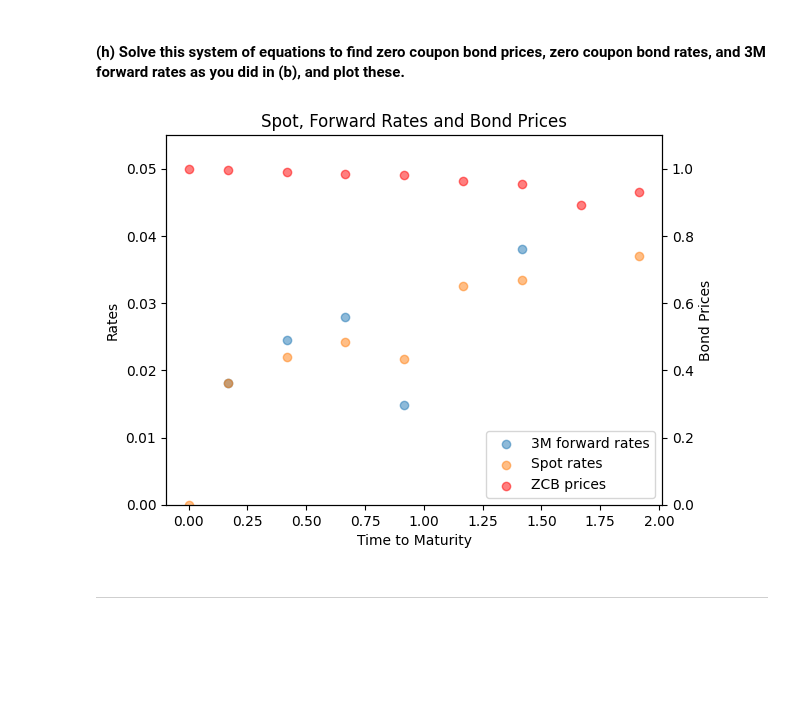
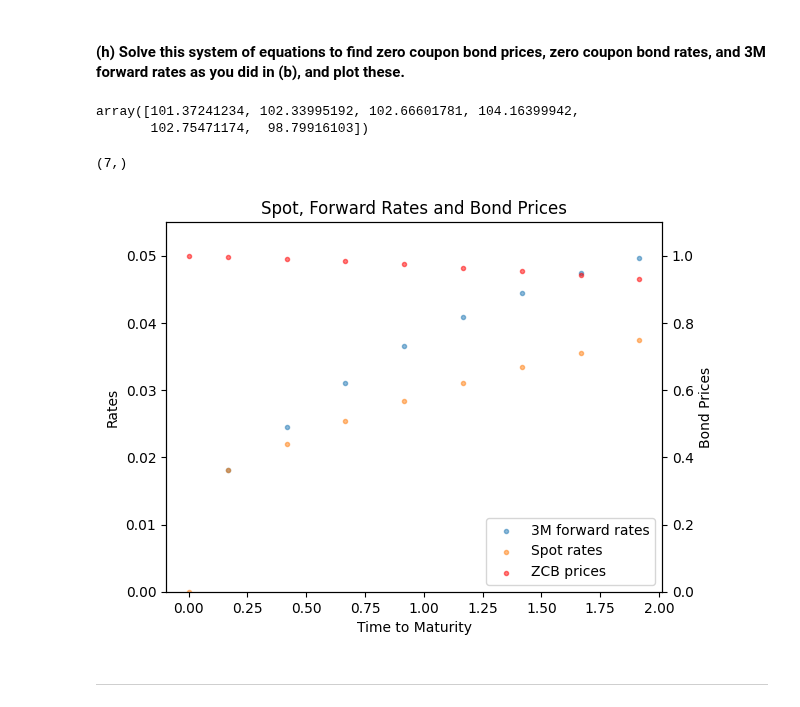
Before and after one commit to johanoelgaard/FixedIncome, a Jupyter notebook: Problem Set 1/ps1.ipynb, the cells around one changed output. Saved outputs shown, nothing was run; the diff lists cells and outputs as text; code cells hidden in the pictures; blank space fills up the shorter version.

```diff
--- a/Problem Set 1/ps1.ipynb
+++ b/Problem Set 1/ps1.ipynb
@@ -294,5 +283,18 @@ pi_swap_new = 0.02515099
 # %% [markdown]
 #### (g) Set up a system of equations including the interest rate swap to compute zero coupon bond prices.
+# %%
+pi_ghi = np.array([101.37241234, 102.33995192, 102.66601781, 104.16399942, 102.75471174, 98.79916103])
+p_0_2M_ghi, p_0_5M_ghi = 0.99699147, 0.99088748
+pi_swap_ghi = -0.1161878302683732
+# %%
+# initiating new time vector
+T_ghi = np.zeros([M])
+# setting the new time vector to be 1/12 less than the original time vector as one month has passed
+T_ghi[1:] = T[1:] - 1/12
+
+# initiating new cash flow matrix
+C_ghi = np.zeros([N,M])
+C_ghi[:,1:] = C[:,1:]
 # %%
 C_swap = np.array([0,-0.25*K*L_3M-K,0.5*R*K,0,0.5*R*K,0,0.5*R*K,0,0.5*R*K+K])
 
@@ -304,23 +306,29 @@ The cash flows for the swap are:
 # %% [markdown]
 #### (h) Solve this system of equations to find zero coupon bond prices, zero coupon bond rates, and 3M forward rates as you did in (b), and plot these.
 # %%
-p_new = np.ones([M])
-p_new[0], p_new[1], p_new[2] = 1, p_0_2M_new, p_0_5M_new
+p_ghi = np.ones([M])
+p_ghi[0], p_ghi[1], p_ghi[2] = 1, p_0_2M_ghi, p_0_5M_ghi
 
 # adding the new bond to the cash flow matrix
-C_new = np.vstack([C_new,C_swap])
+C_ghi = np.vstack([C_ghi,C_swap])
 
 # setting up the left hand side of the equation
-y = np.hstack([pi_new,pi_swap_new]) - p_new[1]*C_new[:,1] - p_new[2]*C_new[:,2]
+y = np.hstack([pi_ghi,pi_swap_ghi]) - p_ghi[1]*C_ghi[:,1] - p_ghi[2]*C_ghi[:,2]
 
 # setting up the right hand side of the equation
-x = C_new[:,3:]
+x = C_ghi[:,3:]
 
 # solving the system of equations
-p_new[3:] = np.linalg.solve(np.matmul(np.transpose(x),x),np.matmul(np.transpose(x),y))
+p_ghi[3:] = np.linalg.solve(x.T @ x,x.T @ y)
+# p_ghi[3:] = np.linalg.solve(np.matmul(np.transpose(x),x),np.matmul(np.transpose(x),y))
 
-r_new, f_3M_new = np.zeros([M]), np.zeros([M])
-f_3M_new[0] = np.nan
+r_ghi, f_3M_ghi = np.zeros([M]), np.zeros([M])
+f_3M_ghi[0] = np.nan
 for i in range(1,M):
-    r_new[i] = -np.log(p_new[i])/T_new[i]
-    f_3M_new[i] = -(np.log(p_new[i])-np.log(p_new[i-1]))/(T_new[i]-T_new[i-1])
+    r_ghi[i] = -np.log(p_ghi[i])/T_ghi[i]
+    f_3M_ghi[i] = -(np.log(p_ghi[i])-np.log(p_ghi[i-1]))/(T_ghi[i]-T_ghi[i-1])
+# %%
+pi_ghi
+# %% [output]
+array([101.37241234, 102.33995192, 102.66601781, 104.16399942,
+       102.75471174,  98.79916103])
@@ -327,28 +337,32 @@ for i in range(1,M):
+# %%
+(p_ghi[1]*C_ghi[:,1] - p_ghi[2]*C_ghi[:,2]).shape
+# %% [output]
+(7,)
 # %%
 # Plot spot and forward rates
 fig, ax1 = plt.subplots()
 
-scatter1 = ax1.scatter(T_new, f_3M_new, label='3M forward rates', alpha=0.5)
-scatter2 = ax1.scatter(T_new, r_new, label='Spot rates', alpha=0.5)
+scatter1 = ax1.scatter(T_ghi, f_3M_ghi, label='3M forward rates', alpha=0.5, marker='.')
+scatter2 = ax1.scatter(T_ghi, r_ghi, label='Spot rates', alpha=0.5, marker='.')
 ax1.set_ylim([0, 0.055])
 ax1.set_xlabel('Time to Maturity')
 ax1.set_ylabel('Rates')
 
 # Add bond prices to the plot on the right axis
 ax2 = ax1.twinx()
-scatter3 = ax2.scatter(T_new, p_new, label='ZCB prices', color='red', alpha=0.5)
+scatter3 = ax2.scatter(T_ghi, p_ghi, label='ZCB prices', color='red', alpha=0.5, marker='.')
 ax2.set_ylim([0, 1.1])
 ax2.set_ylabel('Bond Prices')
 
 # Combine legends
 scatters = [scatter1, scatter2, scatter3]
 labels = [scatter.get_label() for scatter in scatters]
 ax1.legend(scatters, labels, loc='lower right')
 
 plt.title('Spot, Forward Rates and Bond Prices')
 plt.show()
 # %% [output]
-[figure, old version]
+[figure, new version]
 # %% [markdown]
 ---
 # %% [markdown]
```
Also changed, not shown: parts of 8 cells of this notebook, 8 other files.
